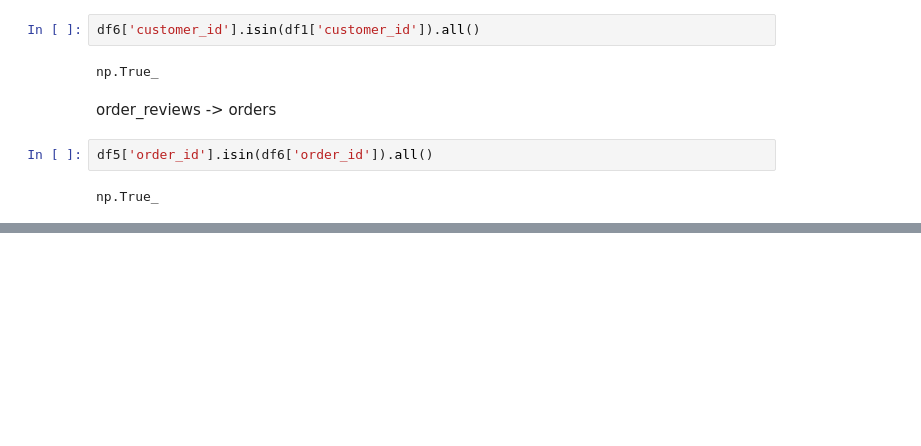
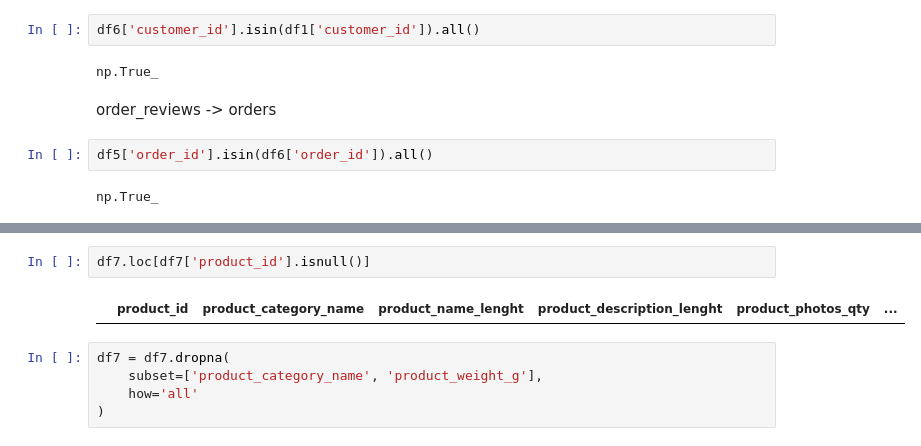
Before and after one commit to AliyarBhos/data-science-journey, a Jupyter notebook: 02_data_cleaning/Olist_data_cleaning_project.ipynb, the cells around one changed output, grey strips where cells are left out. Saved outputs shown, nothing was run; the diff lists cells and outputs as text; blank space fills up the shorter version.

Commit message:
Cleaning each table-1.missing values

```diff
--- a/02_data_cleaning/Olist_data_cleaning_project.ipynb
+++ b/02_data_cleaning/Olist_data_cleaning_project.ipynb
@@ -1368,0 +1396,9 @@ np.True_
+# %%
+df7.loc[df7['product_id'].isnull()]
+# %% [output]
+|  | product_id | product_category_name | product_name_lenght | product_description_lenght | product_photos_qty | ... |
+# %%
+df7 = df7.dropna(
+    subset=['product_category_name', 'product_weight_g'],
+    how='all'
+)
```
Also changed, not shown: parts of 6 cells of this notebook.
